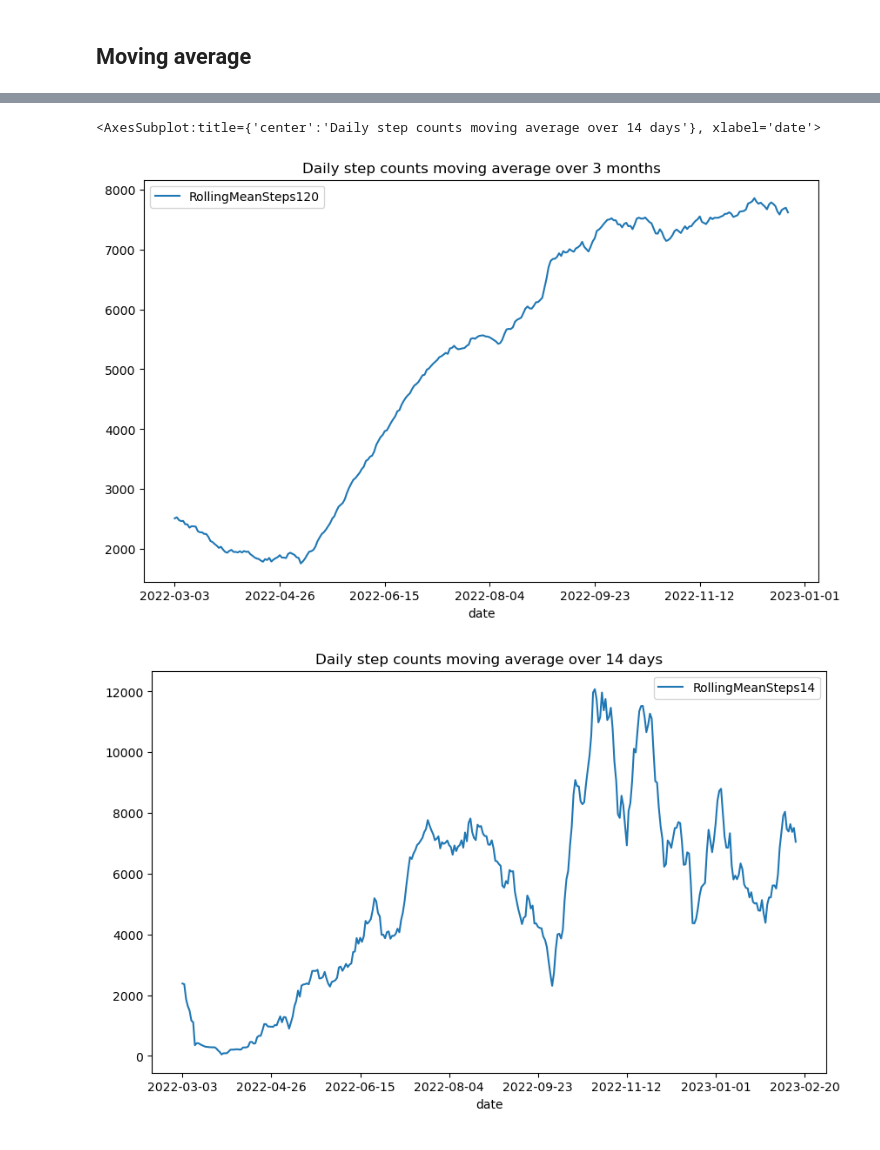
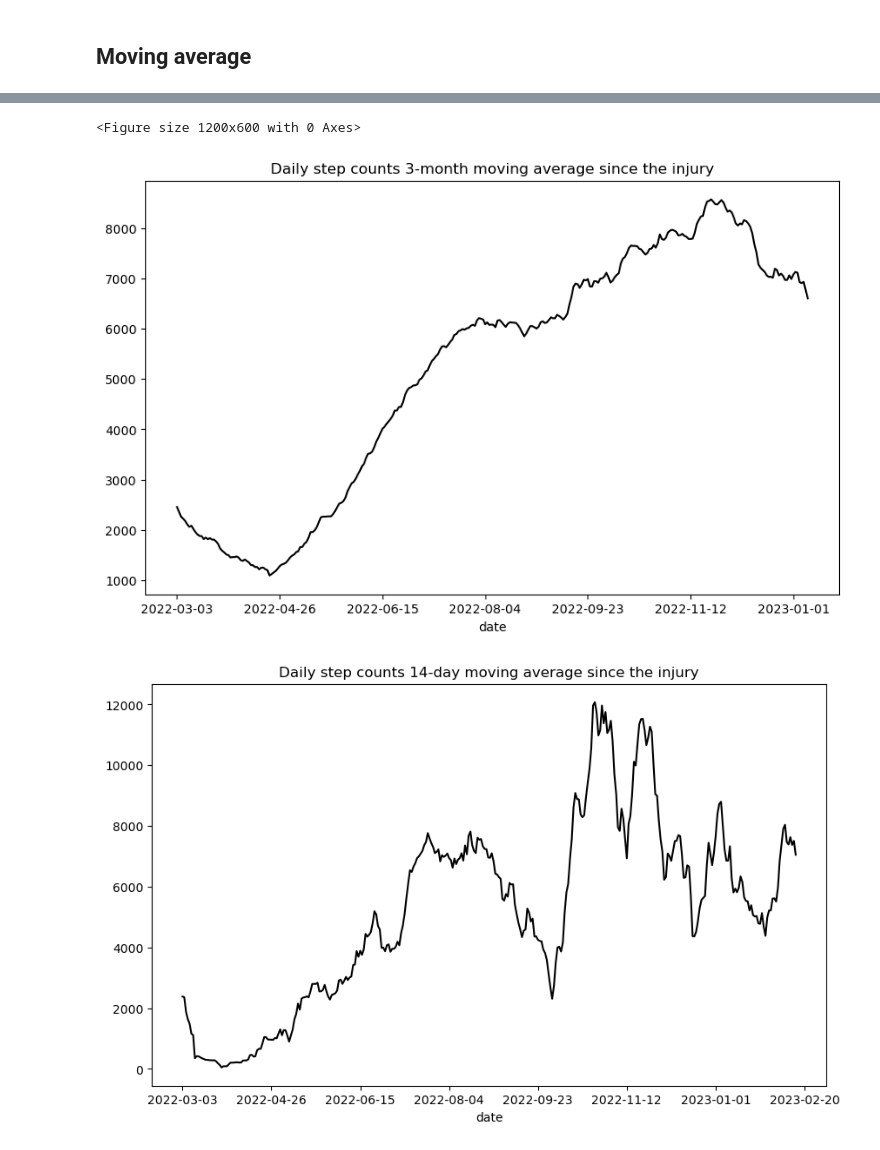
Before and after one commit to thecochenille/DataViz_moving_average_LisfrancRecovery, a Jupyter notebook: StepAnalysis.ipynb, the cells around one changed output, grey strips where cells are left out. Saved outputs shown, nothing was run; the diff lists cells and outputs as text; code cells hidden in the pictures.

```diff
--- a/StepAnalysis.ipynb
+++ b/StepAnalysis.ipynb
@@ -100,6 +101,11 @@ steps[(steps['date_pretimezonechange']>datetime.date(2022,10,20)) & (steps['date
 93 rows × 10 columns
 # %%
 # Extract date, year, month, day, day of the week, and hour components into separate columns
+
+#making a copy of startDate column for later
+steps['startDate_original']=steps['startDate']
+
+
 steps['startDate']=pd.to_datetime(steps['startDate'], format="%Y-%m-%d %H:%M:%S %z")
 steps['date'] = steps['startDate'].apply(lambda x: x.date().isoformat())
 steps['year'] = steps['startDate'].apply(lambda x: x.year)
@@ -153,11 +155,11 @@ plt.show()
 # %% [markdown]
 ## Moving average
 # %%
-steps_by_date['RollingMeanSteps180'] = steps_by_date.Steps.rolling(window=180, center=True).mean()
-steps_by_date['RollingMeanSteps120'] = steps_by_date.Steps.rolling(window=120, center=True).mean()
-steps_by_date['RollingMeanSteps90'] = steps_by_date.Steps.rolling(window=90, center=True).mean()
-steps_by_date['RollingMeanSteps60'] = steps_by_date.Steps.rolling(window=60, center=True).mean()
-steps_by_date['RollingMeanSteps30'] = steps_by_date.Steps.rolling(window=30, center=True).mean()
-steps_by_date['RollingMeanSteps14'] = steps_by_date.Steps.rolling(window=14, center=True).mean()
-steps_by_date['RollingMeanSteps7'] = steps_by_date.Steps.rolling(window=7, center=True).mean()
+steps_by_date['MovingAverageSteps180'] = steps_by_date.Steps.rolling(window=180, center=True).mean()
+steps_by_date['MovingAverageSteps120'] = steps_by_date.Steps.rolling(window=120, center=True).mean()
+steps_by_date['MovingAverageSteps90'] = steps_by_date.Steps.rolling(window=90, center=True).mean()
+steps_by_date['MovingAverageSteps60'] = steps_by_date.Steps.rolling(window=60, center=True).mean()
+steps_by_date['MovingAverageSteps30'] = steps_by_date.Steps.rolling(window=30, center=True).mean()
+steps_by_date['MovingAverageSteps14'] = steps_by_date.Steps.rolling(window=14, center=True).mean()
+steps_by_date['MovingAverageSteps7'] = steps_by_date.Steps.rolling(window=7, center=True).mean()
 # %%
@@ -185,13 +191,18 @@ steps_by_date.plot(x='date', y='RollingMeanSteps120', title= 'Daily step counts
 # %%
 #let's look at the progress from my injury day March 3 2022 to today
 start_date = '2022-03-03'
 end_date = '2023-02-21'
-
+plt.figure(figsize=(12,6))
 mask = (steps_by_date['date'] >= start_date) & (steps_by_date['date'] <= end_date)
 steps_by_date_filtered = steps_by_date.loc[mask]
-steps_by_date_filtered.plot(x='date', y='RollingMeanSteps120', title='Daily step counts moving average over 3 months', figsize=[10, 6])
-steps_by_date_filtered.plot(x='date', y='RollingMeanSteps14', title='Daily step counts moving average over 14 days', figsize=[10, 6])
+steps_by_date_filtered.plot(x='date', y='MovingAverageSteps90', title='Daily step counts 3-month moving average since the injury', figsize=[10, 6],color='black',legend=None)
+plt.savefig('sinceinjuryMA90.svg', bbox_inches = 'tight',dpi=1200)
+plt.savefig('sinceinjuryMA90',bbox_inches = 'tight')
+
+steps_by_date_filtered.plot(x='date', y='MovingAverageSteps14', title='Daily step counts 14-day moving average since the injury', figsize=[10, 6],color='black', legend=None)
+plt.savefig('sinceinjuryMA14.svg', bbox_inches = 'tight')
+plt.savefig('sinceinjuryMA14.png',bbox_inches = 'tight',dpi=1200)
 # %% [output]
-<AxesSubplot:title={'center':'Daily step counts moving average over 14 days'}, xlabel='date'>
+<Figure size 1200x600 with 0 Axes>
-[figure, old version]
+[figure, new version]
-[figure, old version]
+[figure, new version]
```
Also changed, not shown: parts of 33 cells of this notebook, 14 other files.
